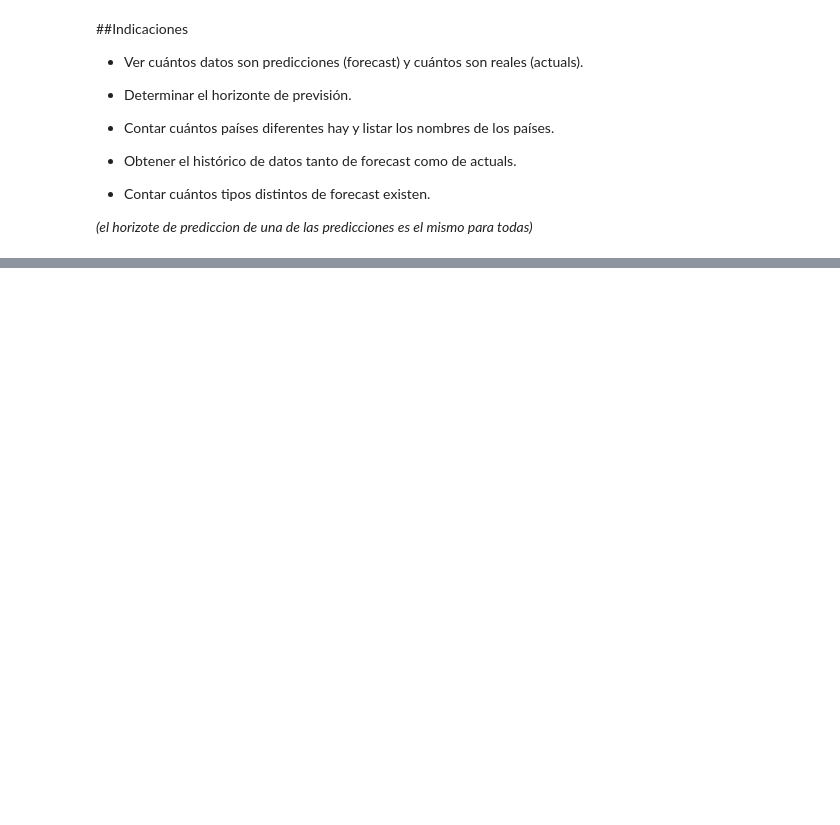
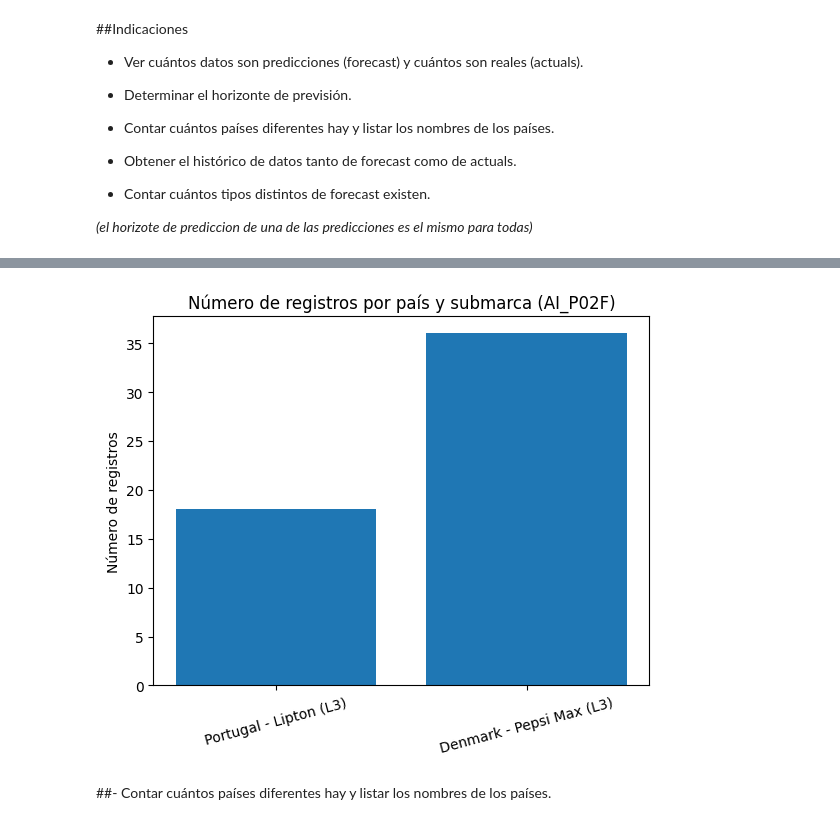
Before and after one commit to Luciavaldera/ufv-VISUALIZACION-DE-DATOS, a Jupyter notebook: ejercicios_clase/Clase2.ipynb, the cells around one changed output, grey strips where cells are left out. Cells and saved outputs as stored; diff of their text form; code cells hidden in the pictures; blank space fills up the shorter version.

```diff
--- a/ejercicios_clase/Clase2.ipynb
+++ b/ejercicios_clase/Clase2.ipynb
@@ -201,0 +138,18 @@ predicciones_espana.head()
+# %%
+
+
+
+countries = ['Portugal - Lipton (L3)', 'Denmark - Pepsi Max (L3)']
+values = [numero_de_registros, numero_de_registros2]
+
+
+plt.bar(countries, values)
+plt.title('Número de registros por país y submarca (AI_P02F)')
+plt.ylabel('Número de registros')
+plt.xticks(rotation=15)
+plt.show()
+# %% [output]
+[figure, added]
+# %% [markdown]
+
+##- Contar cuántos países diferentes hay y listar los nombres de los países.
```
Also changed, not shown: parts of 73 cells of this notebook.
